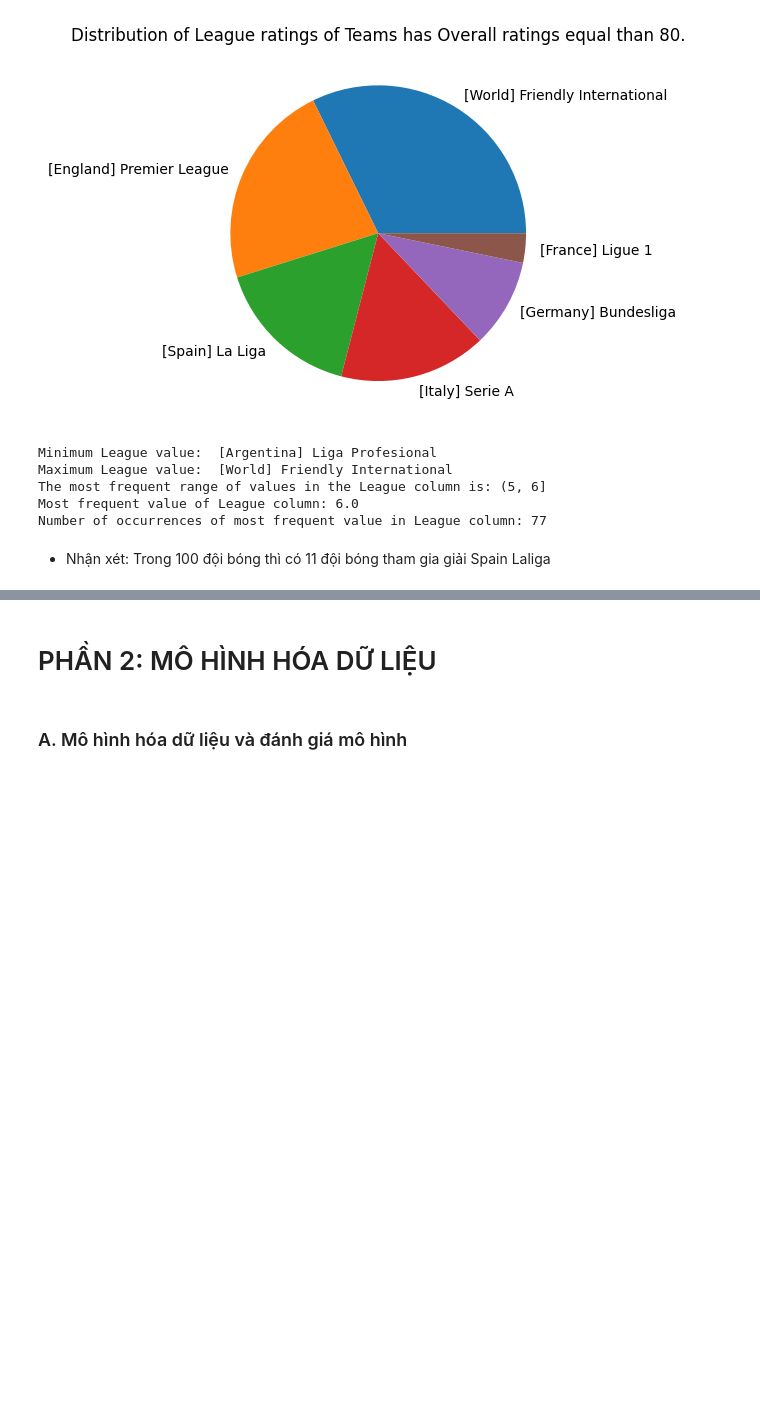
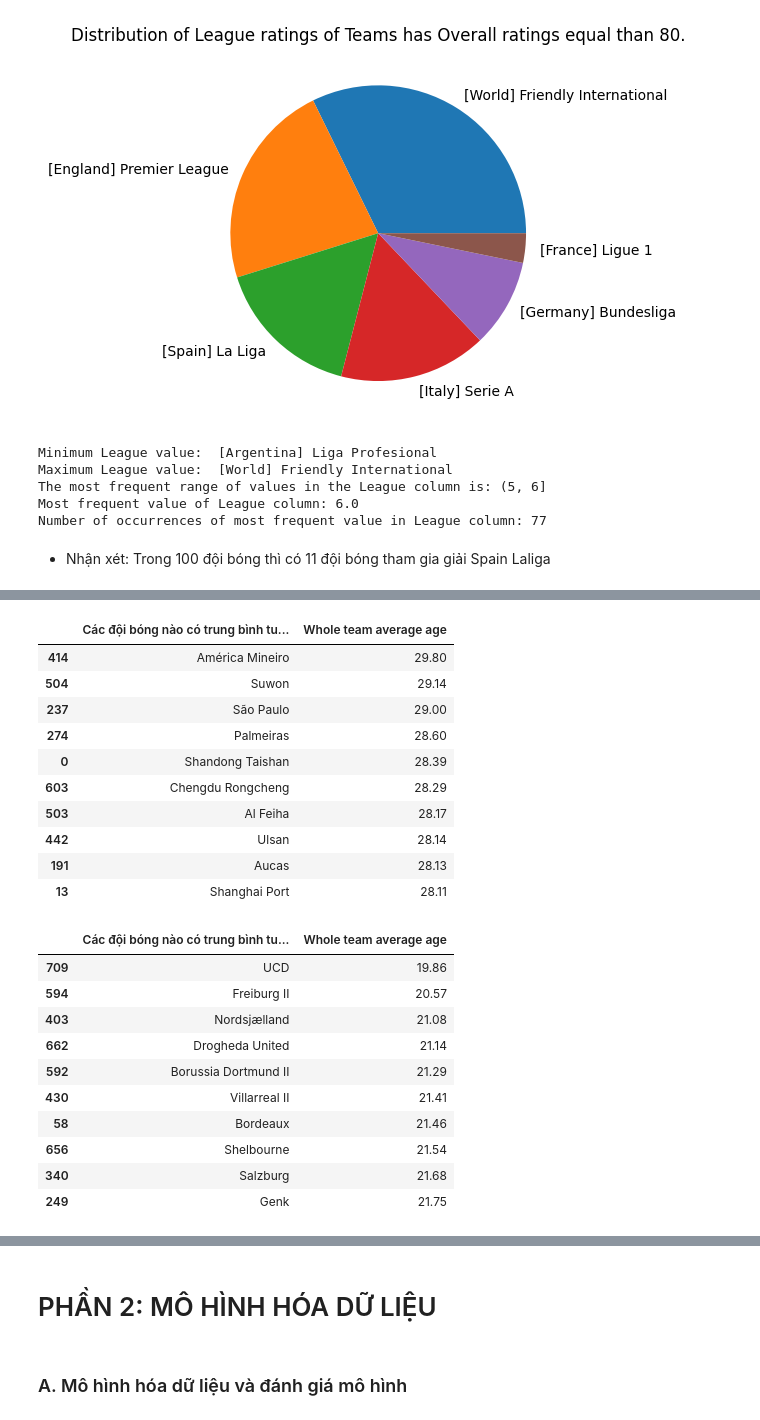
Before and after one commit to huutinhluu/DACK_KHDL, a Jupyter notebook: Nhom07_V2.ipynb, the cells around one changed output, grey strips where cells are left out. Saved outputs shown, nothing was run; the diff lists cells and outputs as text; code cells hidden in the pictures; blank space fills up the shorter version.

```diff
--- a/Nhom07_V2.ipynb
+++ b/Nhom07_V2.ipynb
@@ -721,0 +699,29 @@ Number of occurrences of most frequent value in League column: 77
+# %%
+top_10_max = df.nlargest(10, 'Whole team average age')[['Name', 'Whole team average age']]
+top_10_min = df.nsmallest(10, 'Whole team average age')[['Name', 'Whole team average age']]
+
+display(top_10_max.rename(columns={'Name': 'Các đội bóng nào có trung bình tuổi cao nhất'}))
+display(top_10_min.rename(columns={'Name': 'Các đội bóng nào có trung bình tuổi thấp nhất'}))
+# %% [output]
+|  | Các đội bóng nào có trung bình tu... | Whole team average age |
+| 414 | América Mineiro | 29.80 |
+| 504 | Suwon | 29.14 |
+| 237 | São Paulo | 29.00 |
+| 274 | Palmeiras | 28.60 |
+| 0 | Shandong Taishan | 28.39 |
+| 603 | Chengdu Rongcheng | 28.29 |
+| 503 | Al Feiha | 28.17 |
+| 442 | Ulsan | 28.14 |
+| 191 | Aucas | 28.13 |
+| 13 | Shanghai Port | 28.11 |
+|  | Các đội bóng nào có trung bình tu... | Whole team average age |
+| 709 | UCD | 19.86 |
+| 594 | Freiburg II | 20.57 |
+| 403 | Nordsjælland | 21.08 |
+| 662 | Drogheda United | 21.14 |
+| 592 | Borussia Dortmund II | 21.29 |
+| 430 | Villarreal II | 21.41 |
+| 58 | Bordeaux | 21.46 |
+| 656 | Shelbourne | 21.54 |
+| 340 | Salzburg | 21.68 |
+| 249 | Genk | 21.75 |
```
Also changed, not shown: parts of 12 cells of this notebook.
